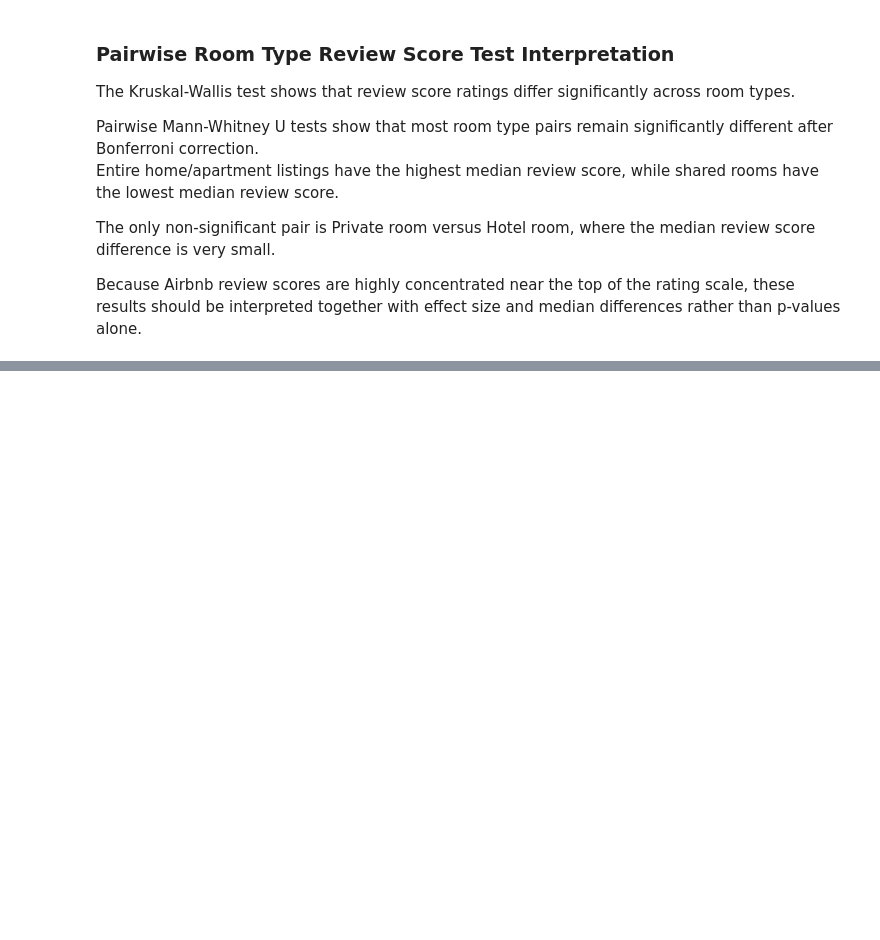
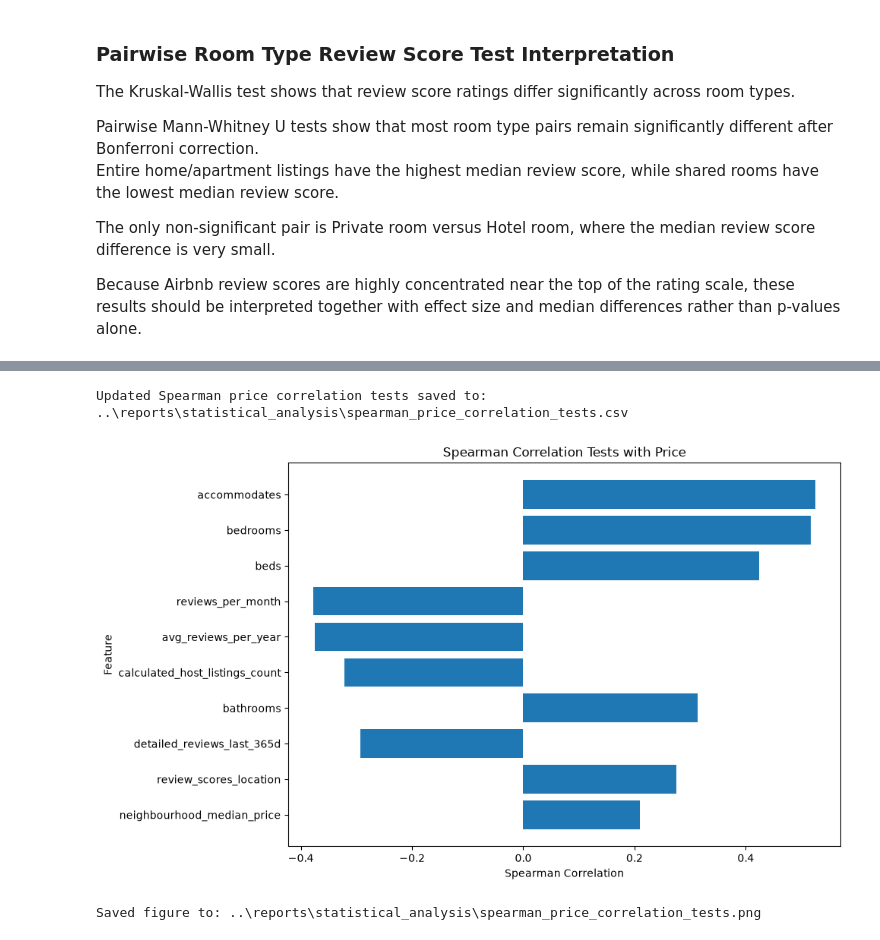
Before and after one commit to Tnadeeja/Inside-Airbnb-Market-Intelligence-Platform-Data-Engineering-Analytics-AI, a Jupyter notebook: notebooks/04_statistical_analysis.ipynb, the cells around one changed output, grey strips where cells are left out. Drawn from its saved outputs; the diff is of its cells as text; code cells hidden in the pictures; blank space fills up the shorter version.

Commit message:
Add Spearman price correlation significance tests

```diff
--- a/notebooks/04_statistical_analysis.ipynb
+++ b/notebooks/04_statistical_analysis.ipynb
@@ -915,0 +1050,21 @@ Because Airbnb review scores are highly concentrated near the top of the rating
+# %%
+def interpret_correlation_strength(value):
+    abs_value = abs(value)
+
+    if abs_value < 0.10:
+        return "Very weak"
+    elif abs_value < 0.30:
+        return "Weak"
+    elif abs_value < 0.50:
+        return "Moderate"
+    elif abs_value < 0.70:
+        return "Strong"
+    else:
+        return "Very strong"
+
+spearman_price_results_df["relationship_strength"] = (
+    spearman_price_results_df["spearman_correlation"]
+    .apply(interpret_correlation_strength)
+)
+
+spearman_price_results_df
@@ -915,0 +1085,31 @@ Because Airbnb review scores are highly concentrated near the top of the rating
+# %%
+spearman_price_results_df.to_csv(
+    spearman_price_results_output_path,
+    index=False
+)
+
+print(f"Updated Spearman price correlation tests saved to: {spearman_price_results_output_path}")
+# %% [output]
+Updated Spearman price correlation tests saved to: ..\reports\statistical_analysis\spearman_price_correlation_tests.csv
+# %%
+top_spearman_price_results = spearman_price_results_df.head(10).copy()
+
+plt.figure(figsize=(10, 6))
+plt.barh(
+    top_spearman_price_results["feature"],
+    top_spearman_price_results["spearman_correlation"]
+)
+plt.title("Spearman Correlation Tests with Price")
+plt.xlabel("Spearman Correlation")
+plt.ylabel("Feature")
+plt.gca().invert_yaxis()
+plt.tight_layout()
+
+output_path = STAT_REPORTS_PATH / "spearman_price_correlation_tests.png"
+plt.savefig(output_path, dpi=300)
+plt.show()
+
+print(f"Saved figure to: {output_path}")
+# %% [output]
+[figure, added]
+Saved figure to: ..\reports\statistical_analysis\spearman_price_correlation_tests.png
```
Also changed, not shown: parts of 8 cells of this notebook, 2 other files.
